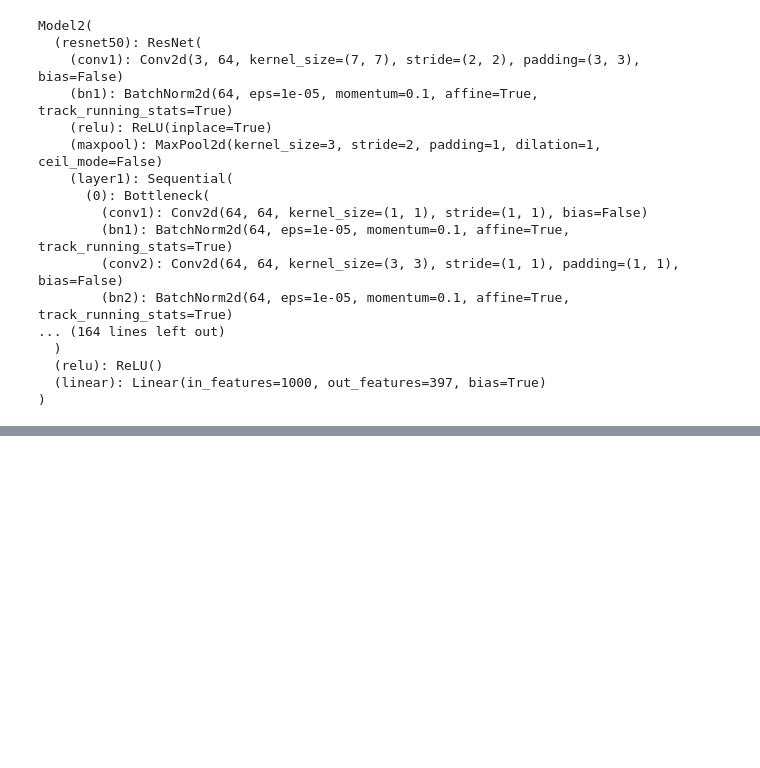
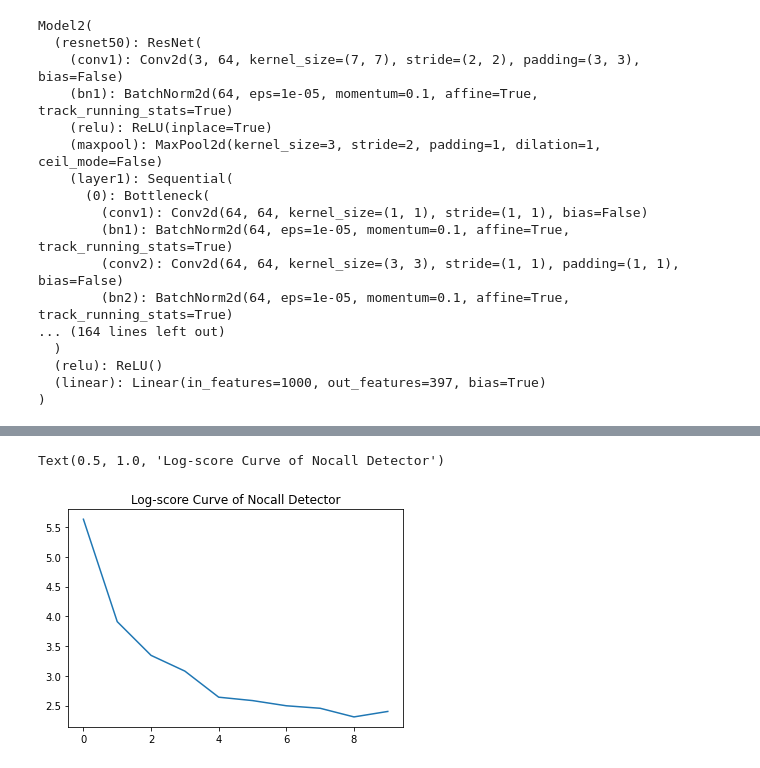
Before and after one commit to young-rae-kim/cs376_final_project, a Jupyter notebook: src/bird_specificator.ipynb, the cells around one changed output, grey strips where cells are left out. Cells and saved outputs as stored; diff of their text form; code cells hidden in the pictures; blank space fills up the shorter version.

```diff
--- a/src/bird_specificator.ipynb
+++ b/src/bird_specificator.ipynb
@@ -365,0 +443,7 @@ RuntimeError: CUDA out of memory. Tried to allocate 94.00 MiB (GPU 0; 12.00 GiB
+# %%
+log_scores = torch.tensor(log_scores, device = 'cpu')
+plt.plot(np.arange(len(log_scores)), log_scores)
+plt.title('Log-score Curve of Nocall Detector')
+# %% [output]
+Text(0.5, 1.0, 'Log-score Curve of Nocall Detector')
+[figure, added]
```
Also changed, not shown: parts of 12 cells of this notebook.
